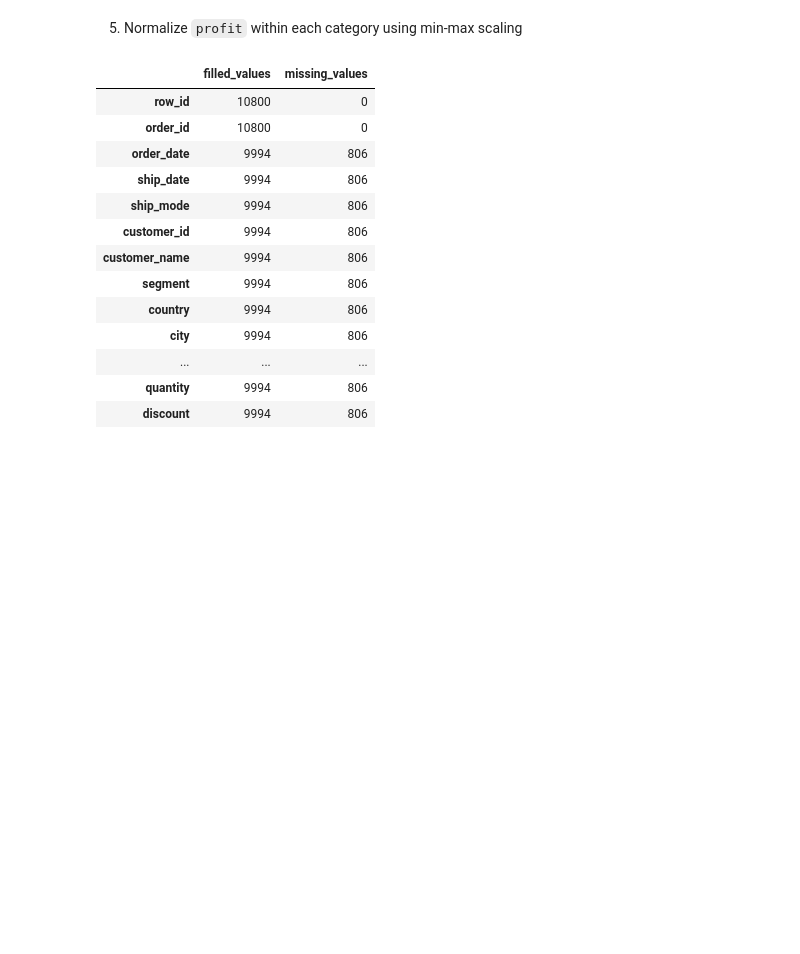
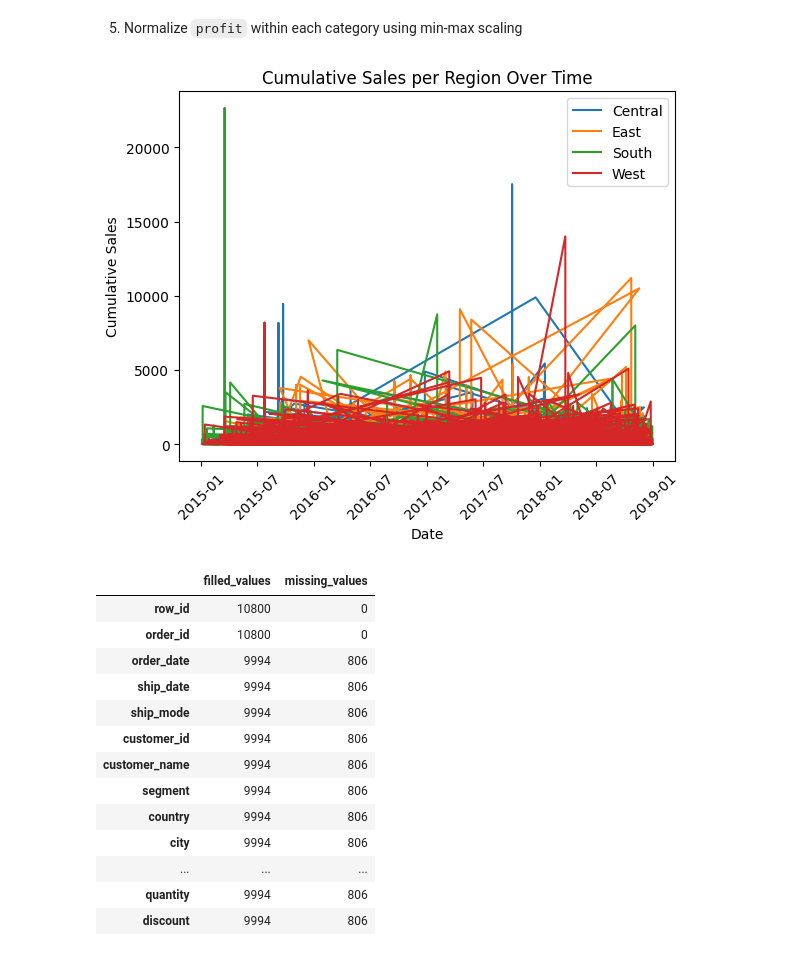
Before and after one commit to owaisnadeem18/pandas_basic_to_advance_questions, a Jupyter notebook: superStore_dataset_EDA.ipynb, the cells around one changed output. Saved outputs shown, nothing was run; the diff lists cells and outputs as text; code cells hidden in the pictures; blank space fills up the shorter version.

```diff
--- a/superStore_dataset_EDA.ipynb
+++ b/superStore_dataset_EDA.ipynb
@@ -493,6 +493,24 @@ df.groupby("sub_category").filter(
 df["normalized_profit"] = df.groupby("category")["profit"].transform(
     lambda x: (x - x.min()) / (x.max() - x.min())
 )
+# %%
+import matplotlib.pyplot as plt
+
+for region, data in df.groupby("region"):
+    plt.plot(
+        data["order_date"],
+        data["sales"],
+        label=region
+    )
+
+plt.xlabel("Date")
+plt.ylabel("Cumulative Sales")
+plt.title("Cumulative Sales per Region Over Time")
+plt.legend()
+plt.xticks(rotation=45)
+plt.show()
+# %% [output]
+[figure, added]
 # %%
 missing_values_summary = pd.DataFrame({
     "filled_values" : df.count(),
```
